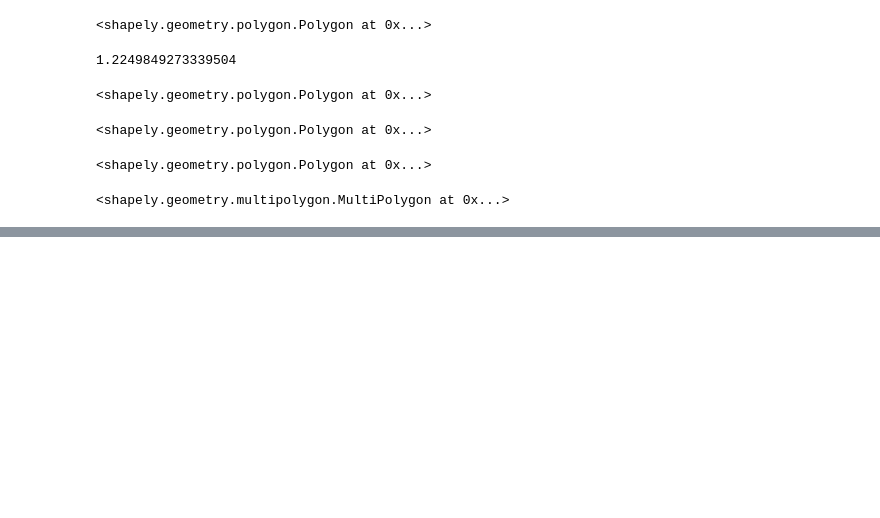
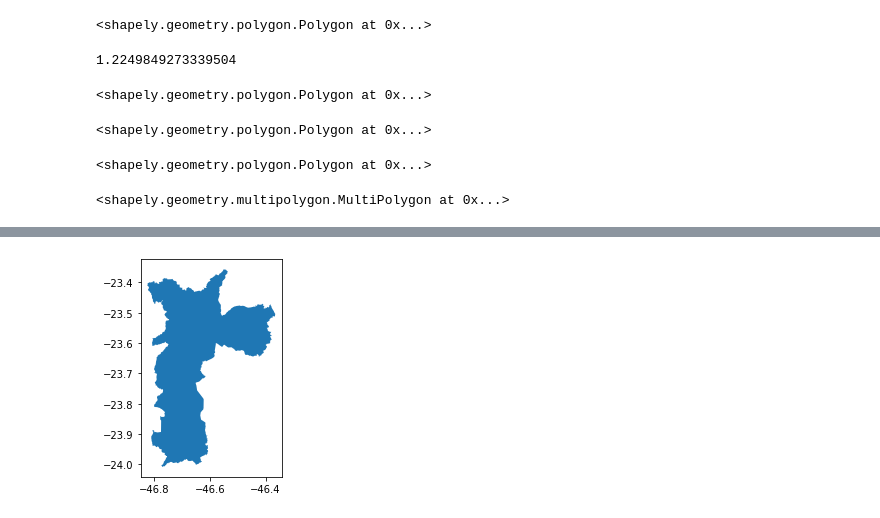
Before and after one commit to WesleyJw/Learning, a Jupyter notebook: Geoestatistica_pdi/GeopandasIntroduction.ipynb, the cells around one changed output, grey strips where cells are left out. Cells and saved outputs as stored; diff of their text form; code cells hidden in the pictures; blank space fills up the shorter version.

```diff
--- a/Geoestatistica_pdi/GeopandasIntroduction.ipynb
+++ b/Geoestatistica_pdi/GeopandasIntroduction.ipynb
@@ -355,0 +437,10 @@ si_metric
+# %%
+# Carregar o shape da cidade de sao paulo
+path_file = "/home/wesley/Downloads/DatasetsTutorials/GeopandasCurse/SP_Municipios_2021/Capital_Shape/GeoJson/sao_paulo_capital.json"
+
+sp_capital = gpd.read_file(path_file, driver="GeoJSON")
+
+# Plot
+sp_capital.plot();
+# %% [output]
+[figure, added]
```
Also changed, not shown: parts of 15 cells of this notebook.
